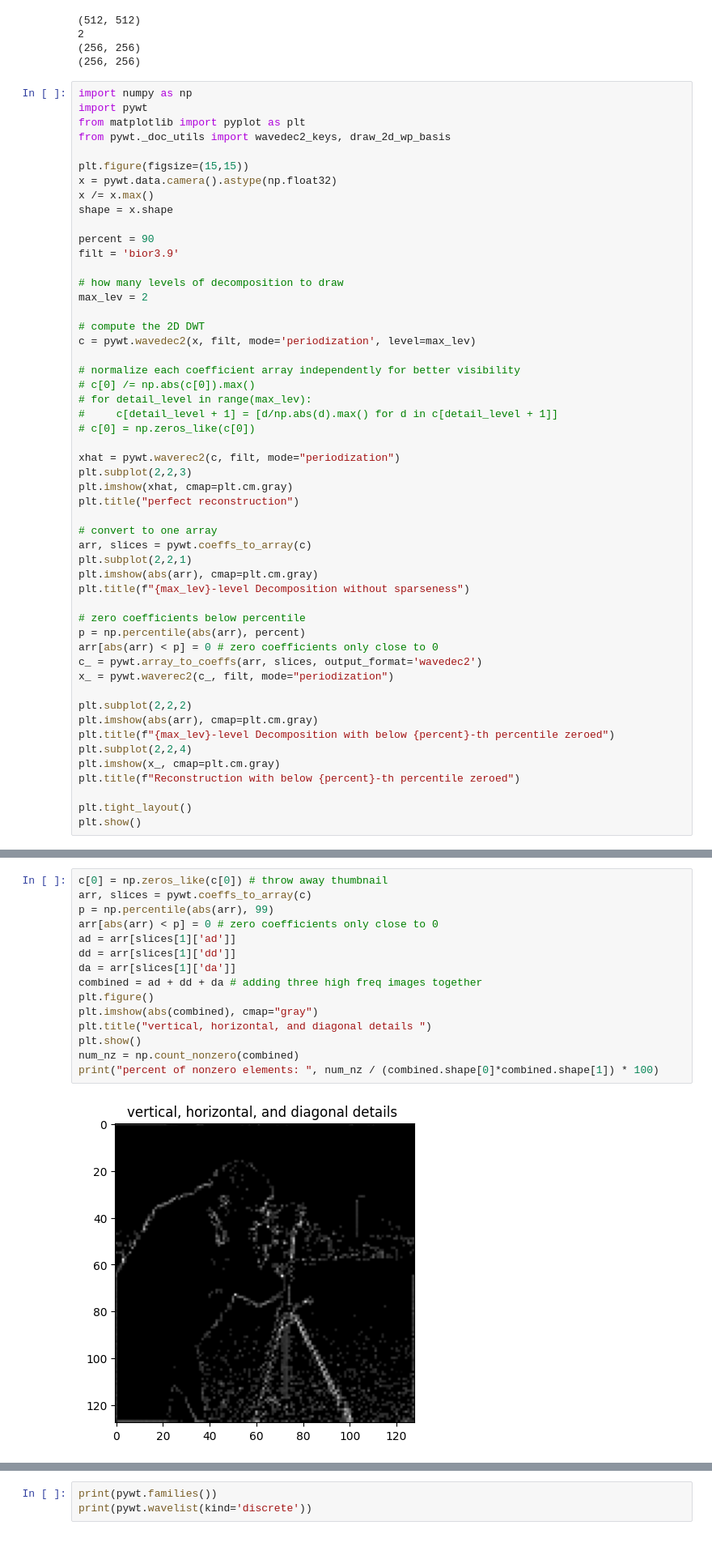
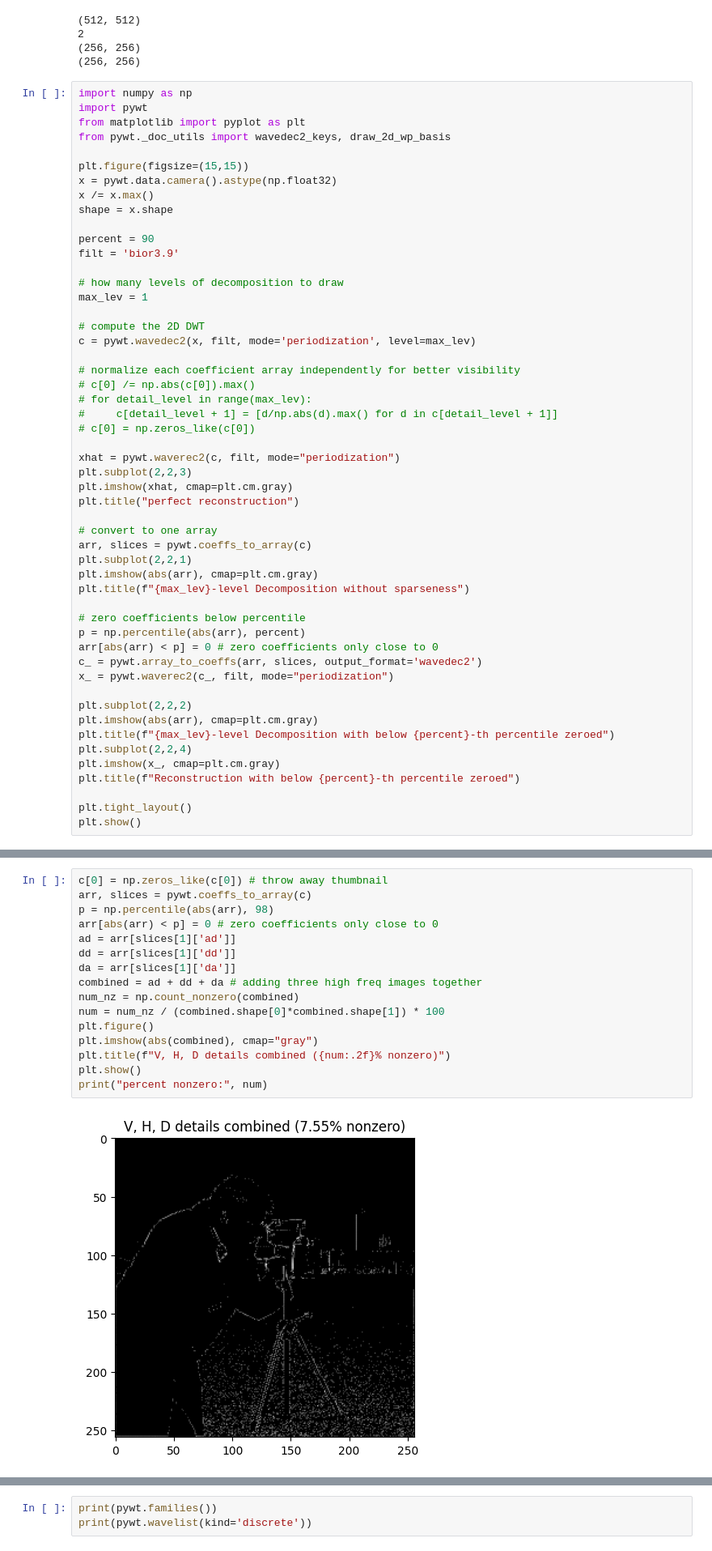
Before and after one commit to abysse8/F23-Wavelet-Project, a Jupyter notebook: DWT_test.ipynb, the cells around one changed output, grey strips where cells are left out. Shown at 81% size. Drawn from its saved outputs; the diff is of its cells as text.

```diff
--- a/DWT_test.ipynb
+++ b/DWT_test.ipynb
@@ -54,7 +54,7 @@ percent = 90
 filt = 'bior3.9'
 
 # how many levels of decomposition to draw
-max_lev = 2
+max_lev = 1
 
 # compute the 2D DWT
 c = pywt.wavedec2(x, filt, mode='periodization', level=max_lev)
@@ -96,17 +96,18 @@ plt.show()
 # %%
 c[0] = np.zeros_like(c[0]) # throw away thumbnail
 arr, slices = pywt.coeffs_to_array(c)
-p = np.percentile(abs(arr), 99)
+p = np.percentile(abs(arr), 98)
 arr[abs(arr) < p] = 0 # zero coefficients only close to 0
 ad = arr[slices[1]['ad']]
 dd = arr[slices[1]['dd']]
 da = arr[slices[1]['da']]
 combined = ad + dd + da # adding three high freq images together
+num_nz = np.count_nonzero(combined)
+num = num_nz / (combined.shape[0]*combined.shape[1]) * 100
 plt.figure()
 plt.imshow(abs(combined), cmap="gray")
-plt.title("vertical, horizontal, and diagonal details ")
+plt.title(f"V, H, D details combined ({num:.2f}% nonzero)")
 plt.show()
-num_nz = np.count_nonzero(combined)
-print("percent of nonzero elements: ", num_nz / (combined.shape[0]*combined.shape[1]) * 100)
+print("percent nonzero:", num)
 # %% [output]
-[figure, old version]
+[figure, new version]
```
Also changed, not shown: parts of 3 cells of this notebook, 1 other file.
